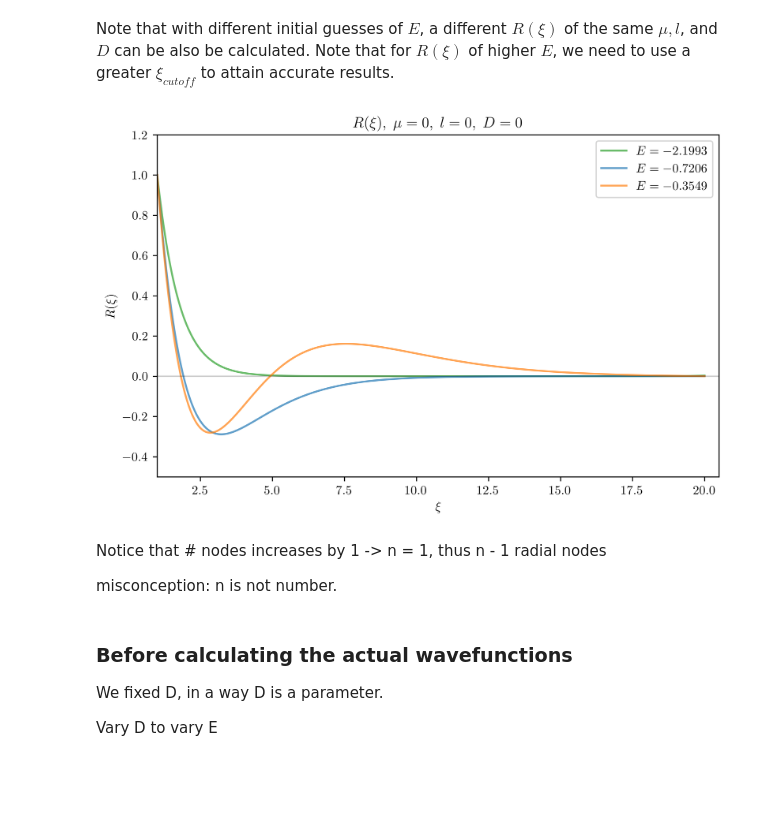
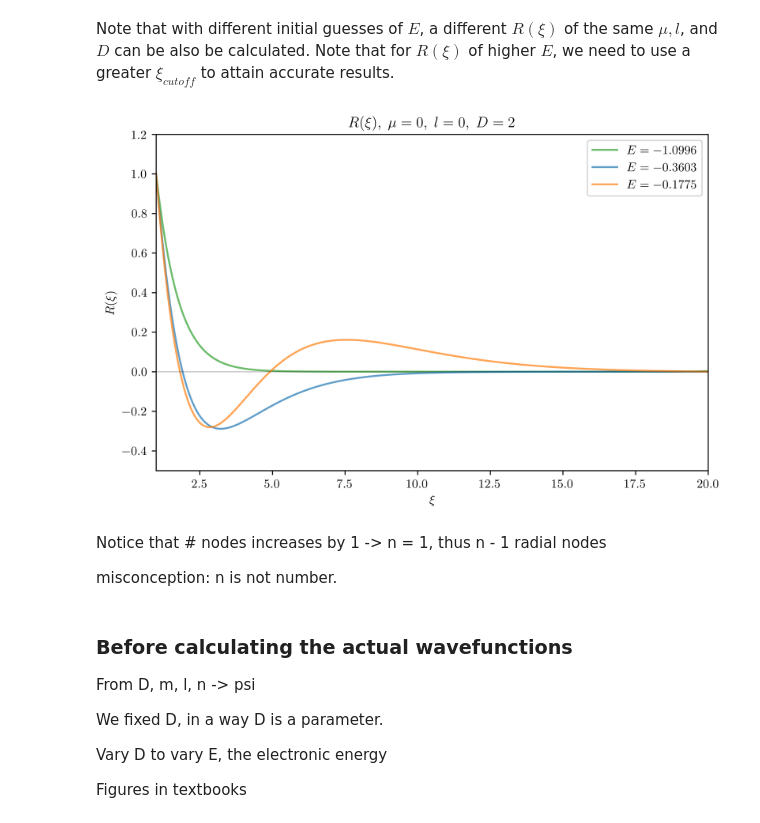
Before and after one commit to KeroseneNotForConsumption/hydrogen-molecular-ion, a Jupyter notebook: 3b_solve_R.ipynb, the cells around one changed output. Cells and saved outputs as stored; diff of their text form; code cells hidden in the pictures; blank space fills up the shorter version.

```diff
--- a/3b_solve_R.ipynb
+++ b/3b_solve_R.ipynb
@@ -71,7 +71,7 @@ lbda = get_lbda(mu, l)
 # for a given E_val, solve R(xi)
 # also used to calculate g(10) for optimization
 def calculate_R(mu, l, E_val, lbda, cutoff=10, g10_instead=False):
-    c2 = (1/4) * E_val * (D**2)
+    c2 = (1/2) * E_val * (D**2)
 
     # initial value of g and g'
     q1 = np.array([1,-(2*D + c2 + mu*(mu+1) - lbda(c2))/(2*(mu+1))])
@@ -102,16 +102,16 @@ def calculate_R(mu, l, E_val, lbda, cutoff=10, g10_instead=False):
 
 # use shooting method to solve
 cutoff = 10
-E_val_guess = -2.2
+E_val_guess = -1.1
 objective = np.vectorize(lambda E: calculate_R(mu, l, E, lbda, cutoff=cutoff, g10_instead=True))
 E_val_final, = fsolve(objective, E_val_guess)
 
 # evaluate R_vals of E_val_final -0.2, 0, +0.2
-E_vals = np.array([-0.002, -0.001, 0, 0.001, 0.002]) + E_val_final
+E_vals = np.linspace(-0.001, 0.001, 5) + E_val_final
 
 fig, ax = plt.subplots()
 
-lss = ["-.", "-.","-" , "--", "--"]
+lss = ["-.", "-.", "-", "--", "--"]
 
 xi_span = np.linspace(1, cutoff, cutoff*100)
 
@@ -119,10 +119,10 @@ for ind, E_val in enumerate(E_vals):
     R_vals = calculate_R(mu, l, E_val, lbda)
     E_val_label = f'$E = {E_val:.4f}$'
     ax.plot(xi_span, R_vals, label=E_val_label, ls=lss[ind])
-ax.set_title(r'$R(\xi), \; \mu = 0, \; l = 0, \; D = 0$')
+ax.set_title(fr'$R(\xi), \; \mu = {mu}, \; l = {l}, \; D = {D}$, no radial nodes')
 ax.legend()
 ax.set_ylim(-1.2, 1.2)
-ax.set_xlim(1, 10.5)
+ax.set_xlim(1, 10)
 ax.set_xlabel(r'$\xi$')
 ax.set_ylabel(r'$R(\xi)$');
 # %% [output]
@@ -132,29 +132,29 @@ Note that with different initial guesses of $E$, a different $R(\xi)$ of the sam
 # %%
 fig, ax = plt.subplots()
 
 # greater cutoff value for higher energy states
 cutoff = 20
 xi_span = np.linspace(1, cutoff, cutoff*100)
 
 color = ['C2', 'C0', 'C1']
 
-for ind, E_val_guess in enumerate([-2.20, -0.72, -0.35]):
+for ind, E_val_guess in enumerate([-1.10, -0.36, -0.17]):
     E_val_final, = fsolve(objective, E_val_guess)
 
     R_vals = calculate_R(mu, l, E_val_final, lbda, cutoff=cutoff)
 
     E_val_label = f'$E = {E_val_final:.4f}$'
     ax.plot(xi_span, R_vals, label=E_val_label, color=color[ind], alpha=0.7)
-    ax.set_title(r'$R(\xi), \; \mu = 0, \; l = 0, \; D = 0$')
+    ax.set_title(fr'$R(\xi), \; \mu = {mu}, \; l = {l}, \; D = {D}$')
     ax.legend()
     ax.set_ylim(-0.5, 1.2)
-    ax.set_xlim(1, 20.5)
+    ax.set_xlim(1, 20)
 
 ax.axhline(y=0, color='k', alpha=0.2, linewidth=1)
 ax.set_xlabel(r'$\xi$')
 ax.set_ylabel(r'$R(\xi)$');
 # %% [output]
-[figure, old version]
+[figure, new version]
 # %% [markdown]
 Notice that # nodes increases by 1 -> n = 1, thus n - 1 radial nodes
 
@@ -162,6 +162,30 @@ misconception: n is not number.
 # %% [markdown]
 ### Before calculating the actual wavefunctions
 
+From D, m, l, n -> psi
+
+
+
+
+
+
+
+
+
+
+
+
+
+
+
+
+
+
+
+
+
 We fixed D, in a way D is a parameter.
 
-Vary D to vary E
+Vary D to vary E, the electronic energy
+
+Figures in textbooks
```
Also changed, not shown: parts of 10 cells of this notebook, 2 other files.
